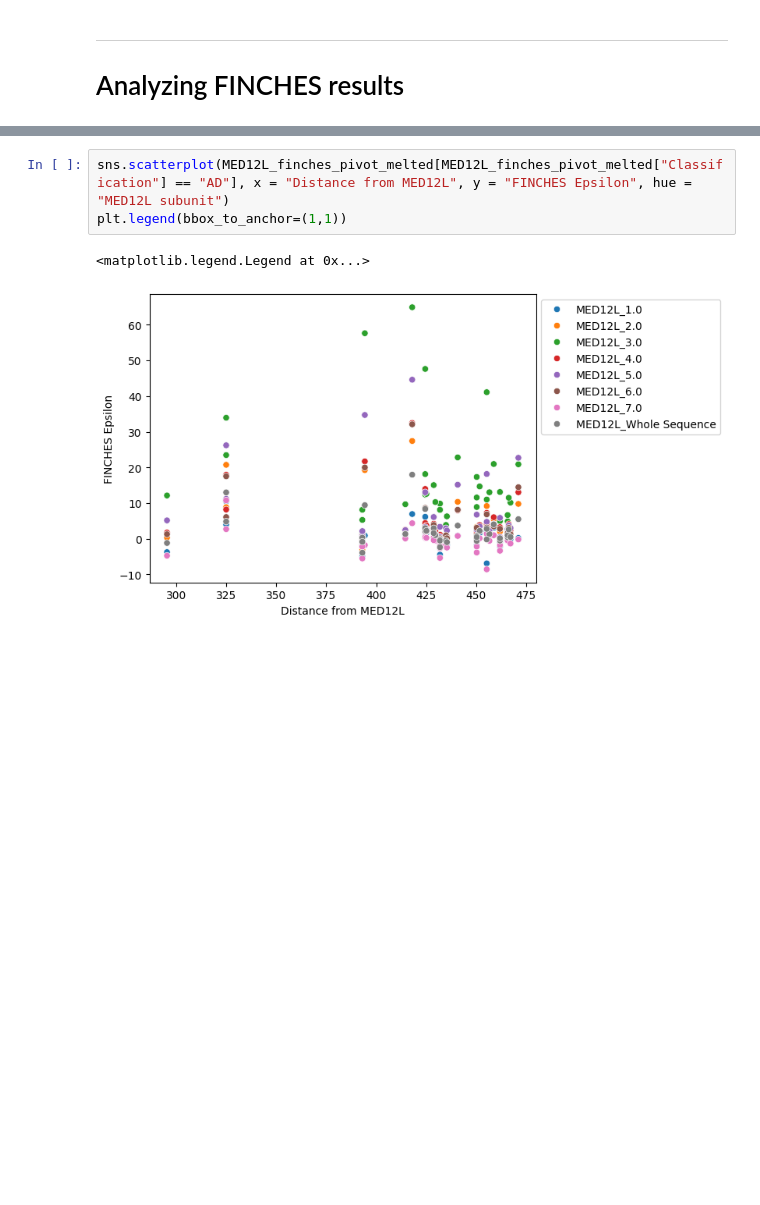
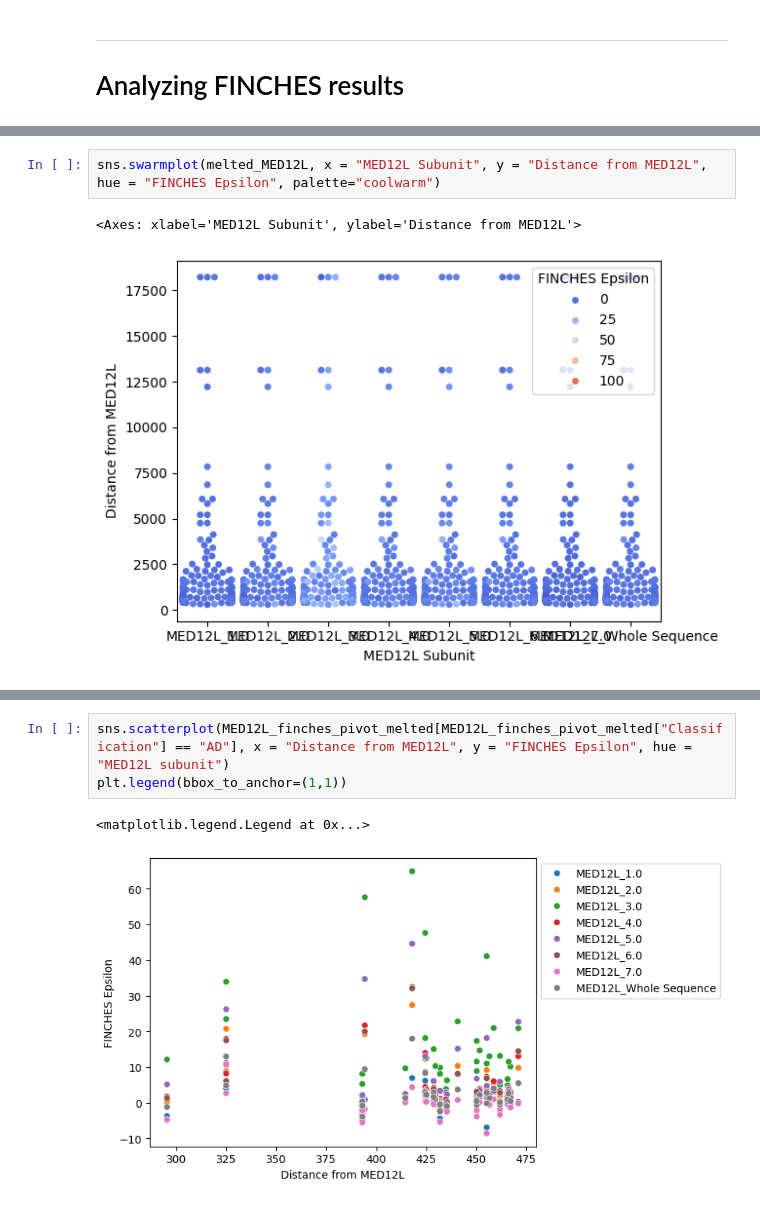
Before and after one commit to kinseylong/StallerRotation, a Jupyter notebook: finches_IDRs/mediatorcoexpression_ADcoA.ipynb, the cells around one changed output, grey strips where cells are left out. Drawn from its saved outputs; the diff is of its cells as text; blank space fills up the shorter version.

```diff
--- a/finches_IDRs/mediatorcoexpression_ADcoA.ipynb
+++ b/finches_IDRs/mediatorcoexpression_ADcoA.ipynb
@@ -142,0 +108,5 @@ sns.scatterplot(MED12_finches_pivot_melted[MED12_finches_pivot_melted["Classific
+# %%
+sns.swarmplot(melted_MED12L, x = "MED12L Subunit", y = "Distance from MED12L", hue = "FINCHES Epsilon", palette="coolwarm")
+# %% [output]
+<Axes: xlabel='MED12L Subunit', ylabel='Distance from MED12L'>
+[figure, added]
```
Also changed, not shown: parts of 18 cells of this notebook, 3 other files.
